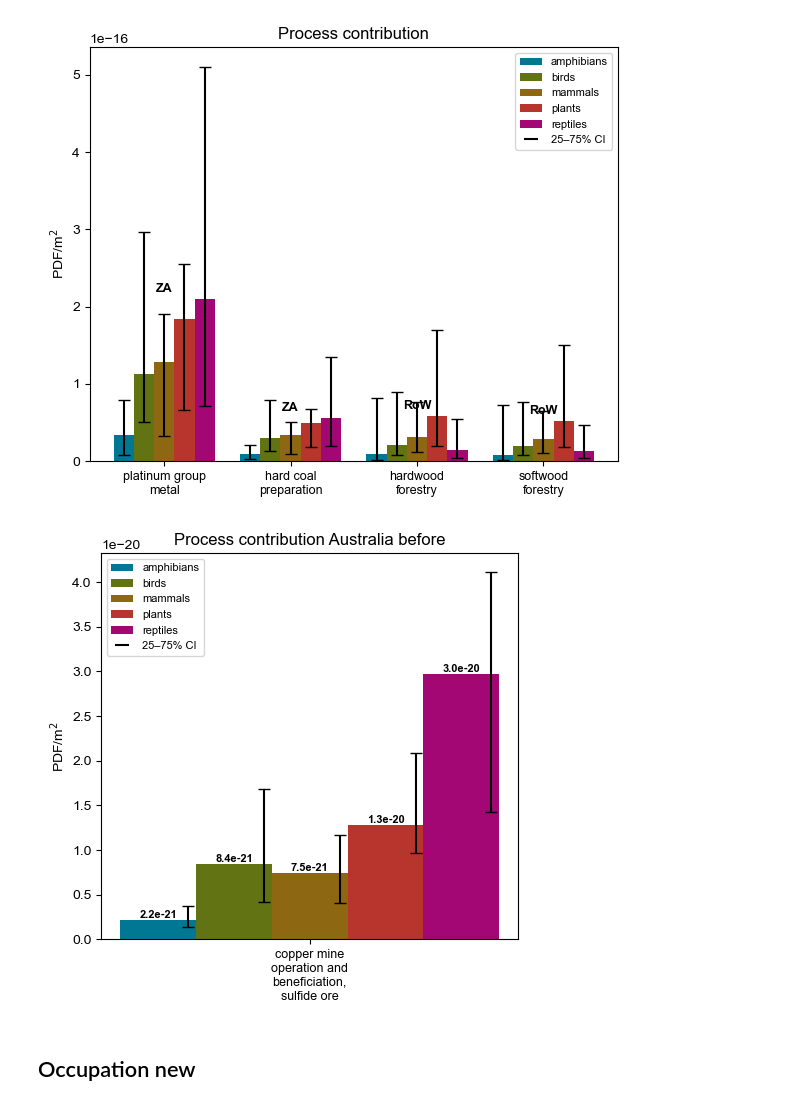
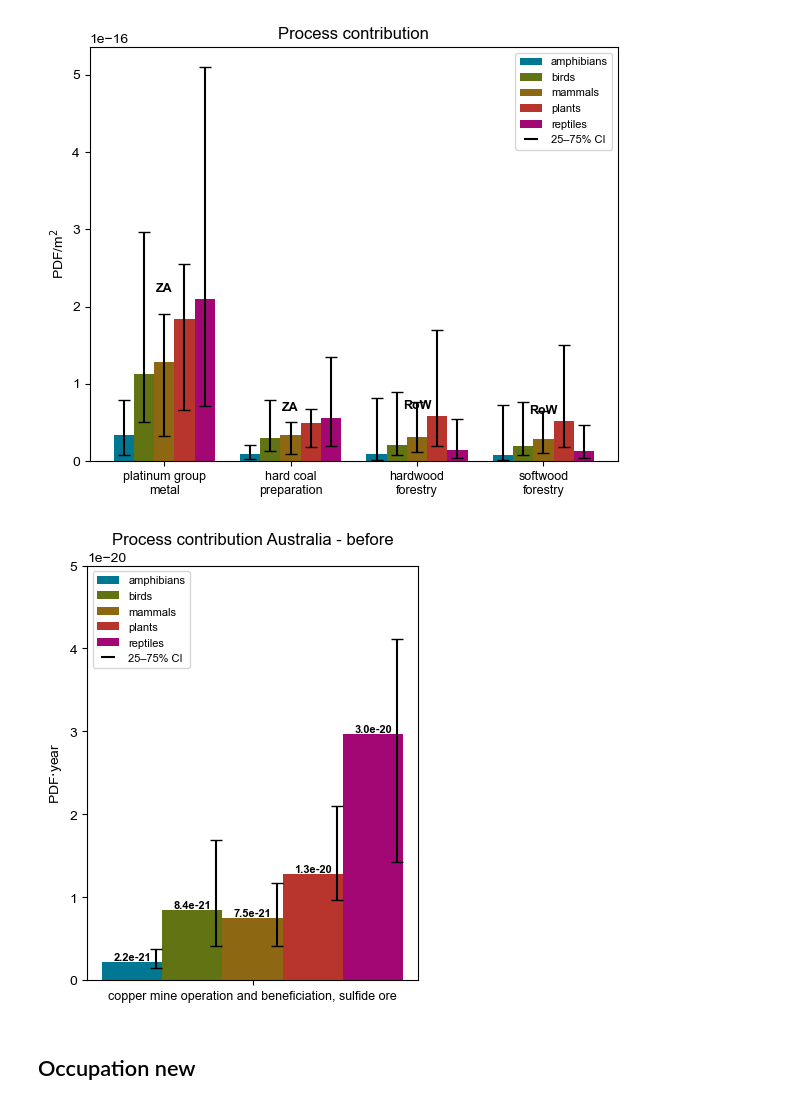
Before and after one commit to Laboratory-for-Energy-Systems-Analysis/edges, a Jupyter notebook: examples/test_severin/Plots.ipynb, the cells around one changed output. Saved outputs shown, nothing was run; the diff lists cells and outputs as text; code cells hidden in the pictures.

Commit message:
Newest plots for the presentation

```diff
--- a/examples/test_severin/Plots.ipynb
+++ b/examples/test_severin/Plots.ipynb
@@ -387,7 +388,7 @@ errorbar_legend = Line2D(
 # PLOT C: Process contribution (Specific AU Processes)
 # =========================================================
 # Reduced width slightly since it's likely a single group
-fig, ax_c = plt.subplots(figsize=(5, 5))
+fig, ax_c = plt.subplots(figsize=(4, 5))
 
 # --- Data Prep ---
 df_c = main_df_oc_old.copy()
@@ -477,37 +478,38 @@ for i, meth in enumerate(methods_c):
     # 3. Add TEXT LABELS on top of the bar
     for bar, val in zip(bars, y):
         if pd.isna(val): continue
 
         # Place text at bar height
         y_pos = bar.get_height()
 
         ax_c.text(
             bar.get_x() + bar.get_width() / 2,  # Center X
             y_pos,                              # Top Y
             f"{val:.1e}",                       # Scientific notation
             ha='center', va='bottom',           # Bottom align so it sits ON the bar
             fontsize=8, color='black', fontweight='bold'
         )
 
 # --- Formatting ---
-wrapped_labels = [textwrap.fill(lbl, 20) for lbl in top_labels]
+wrapped_labels = [textwrap.fill(lbl, 60) for lbl in top_labels]
 
 ax_c.set_xticks(x_c)
 ax_c.set_xticklabels(wrapped_labels, rotation=0, ha="center", size=9)
-ax_c.set_title("Process contribution Australia before")
-ax_c.set_ylabel("PDF/m$^2$")
+ax_c.set_title("Process contribution Australia - before")
+ax_c.set_ylabel("PDF$\cdot$year")
+ax_c.set_ylim(0, 5e-20)
 
 # Legend
 handles_c, labels_c = ax_c.get_legend_handles_labels()
 handles_c.append(errorbar_legend)
 labels_c.append('25–75% CI')
 ax_c.legend(handles=handles_c, labels=labels_c, loc='upper left', fontsize=8)
 
 plt.tight_layout()
 plt.savefig("plots/occupation_CFs_by_process_AU_copper_old.png", dpi=150)
 plt.show()
 # %% [output]
-[figure, old version]
+[figure, new version]
 # %% [markdown]
 ## Occupation new
 # %%
```
Also changed, not shown: parts of 10 cells of this notebook, 10 other files.
